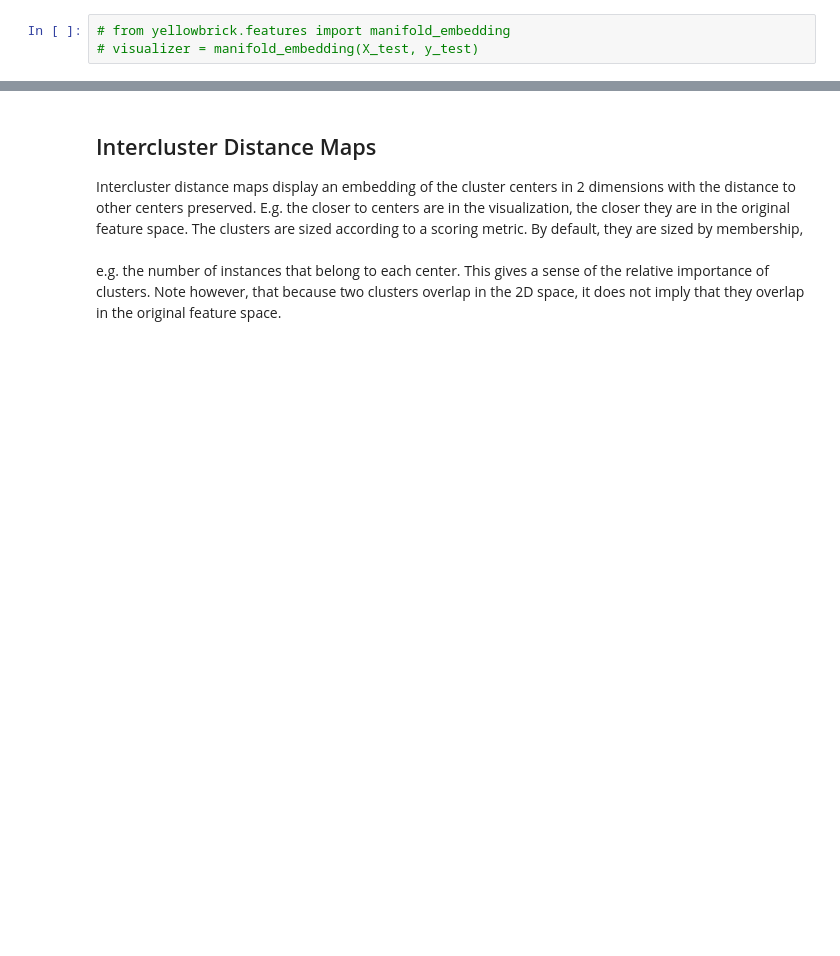
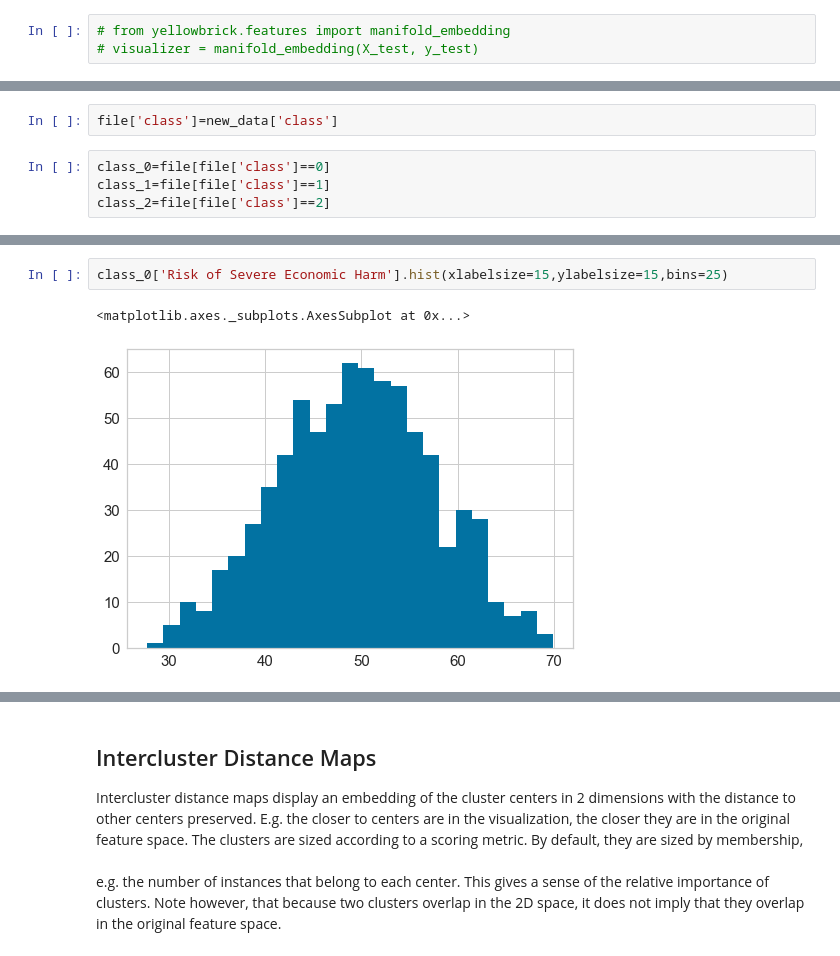
Before and after one commit to community-insight-impact/community_clustering, a Jupyter notebook: Clustering Notebooks/Economic Harm Score/Economic Harm Score.ipynb, the cells around one changed output, grey strips where cells are left out. Cells and saved outputs as stored; diff of their text form; blank space fills up the shorter version.

```diff
--- a/Clustering Notebooks/Economic Harm Score/Economic Harm Score.ipynb
+++ b/Clustering Notebooks/Economic Harm Score/Economic Harm Score.ipynb
@@ -395,0 +292,6 @@ plt.tight_layout()
+# %%
+file['class']=new_data['class']
+# %%
+class_0=file[file['class']==0]
+class_1=file[file['class']==1]
+class_2=file[file['class']==2]
@@ -395,0 +334,5 @@ plt.tight_layout()
+# %%
+class_0['Risk of Severe Economic Harm'].hist(xlabelsize=15,ylabelsize=15,bins=25)
+# %% [output]
+<matplotlib.axes._subplots.AxesSubplot at 0x...>
+[figure, added]
```
Also changed, not shown: parts of 22 cells of this notebook, 3 other files.
